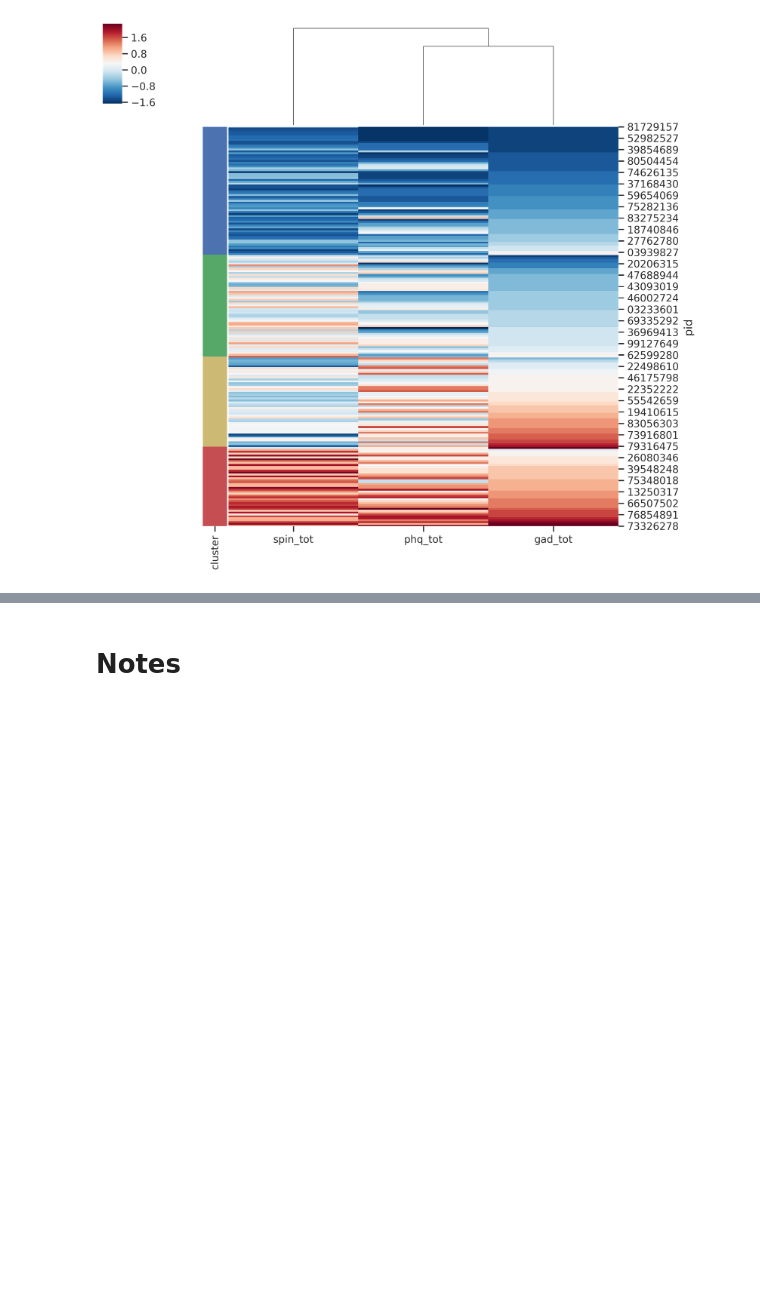
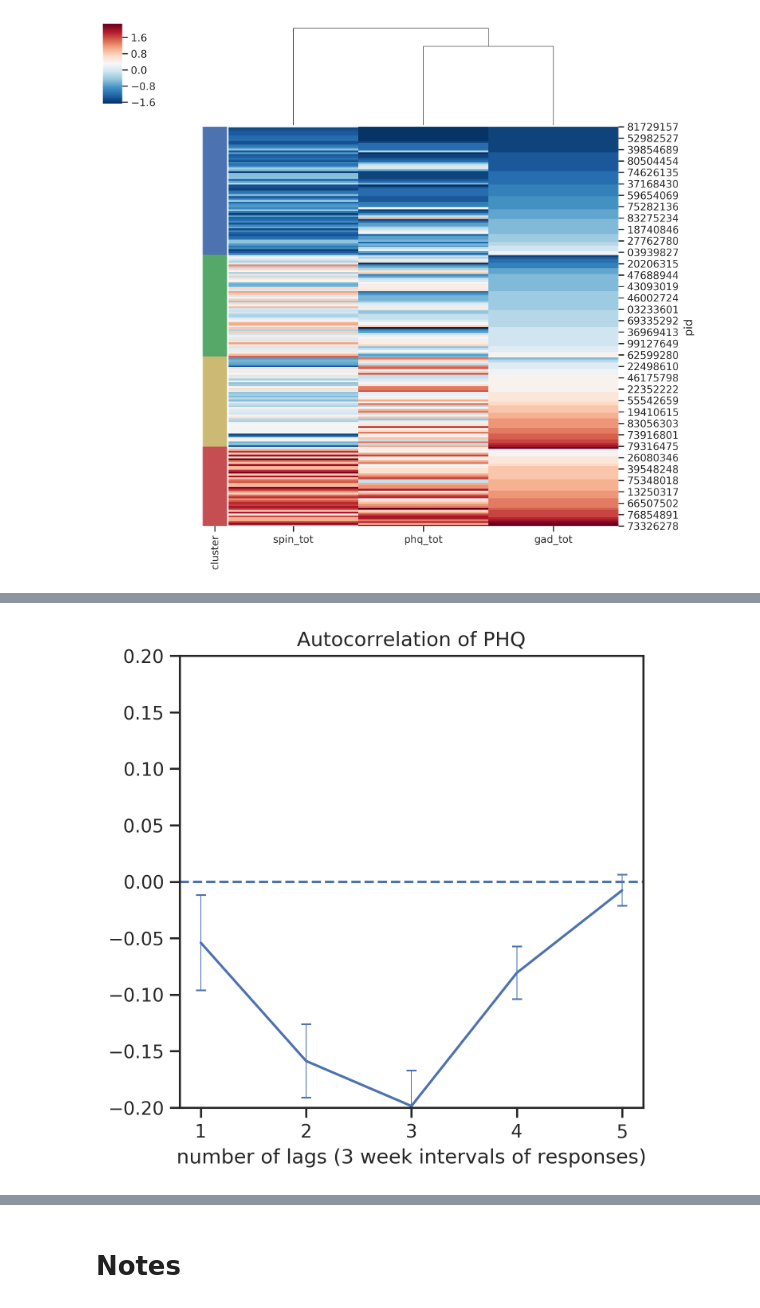
Before and after one commit to tliu526/lifesense, a Jupyter notebook: lifesense_cluster_processing.ipynb, the cells around one changed output, grey strips where cells are left out. Cells and saved outputs as stored; diff of their text form; code cells hidden in the pictures; blank space fills up the shorter version.

```diff
--- a/lifesense_cluster_processing.ipynb
+++ b/lifesense_cluster_processing.ipynb
@@ -718,0 +835,5 @@ clustergrid = sns.clustermap(cluster_df[['spin_tot', 'phq_tot', 'gad_tot']],
+# %%
+cluster_1_df = sel_state_df[sel_state_df['cluster'] == 1]
+plot_autocorr(wave1_ids, cluster_1_df, 5)
+# %% [output]
+[figure, added]
```
Also changed, not shown: parts of 14 cells of this notebook.
